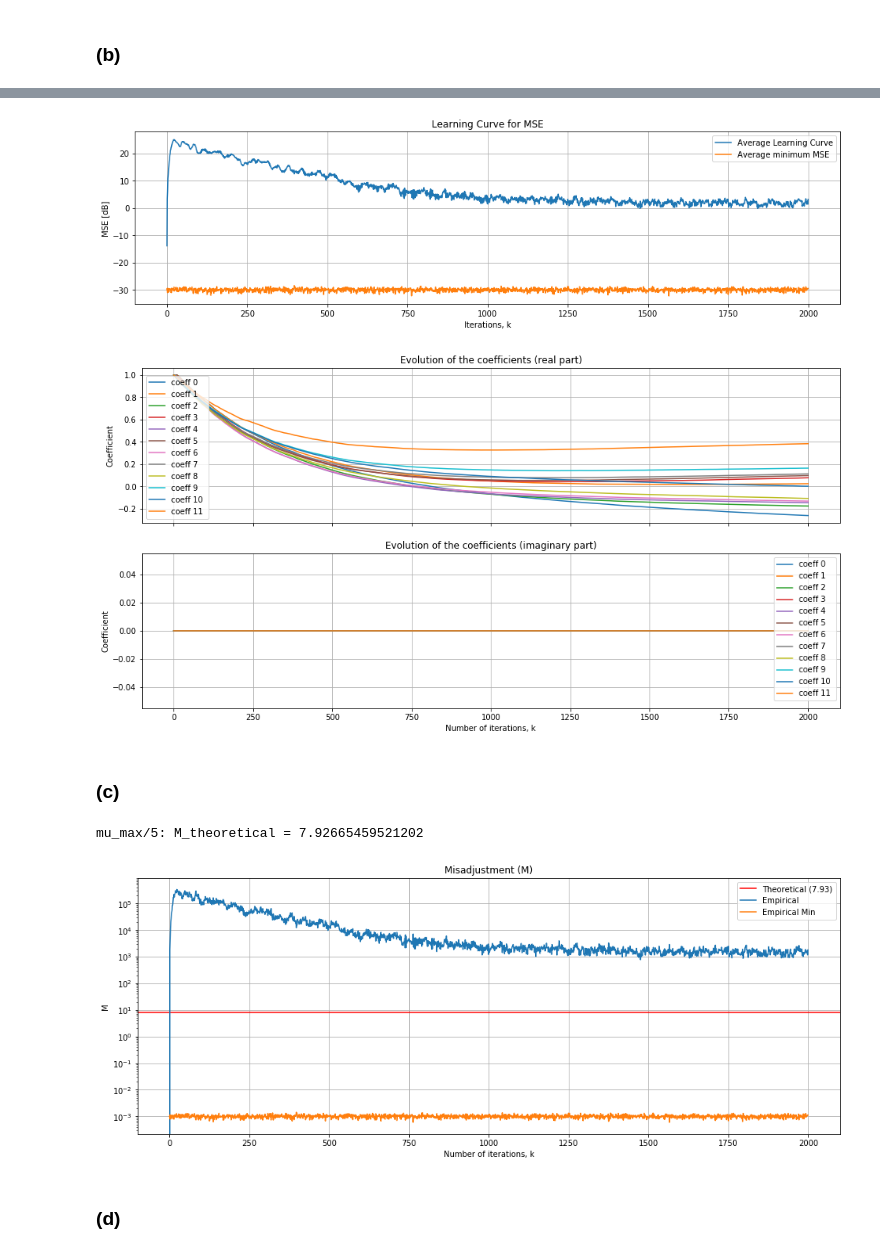
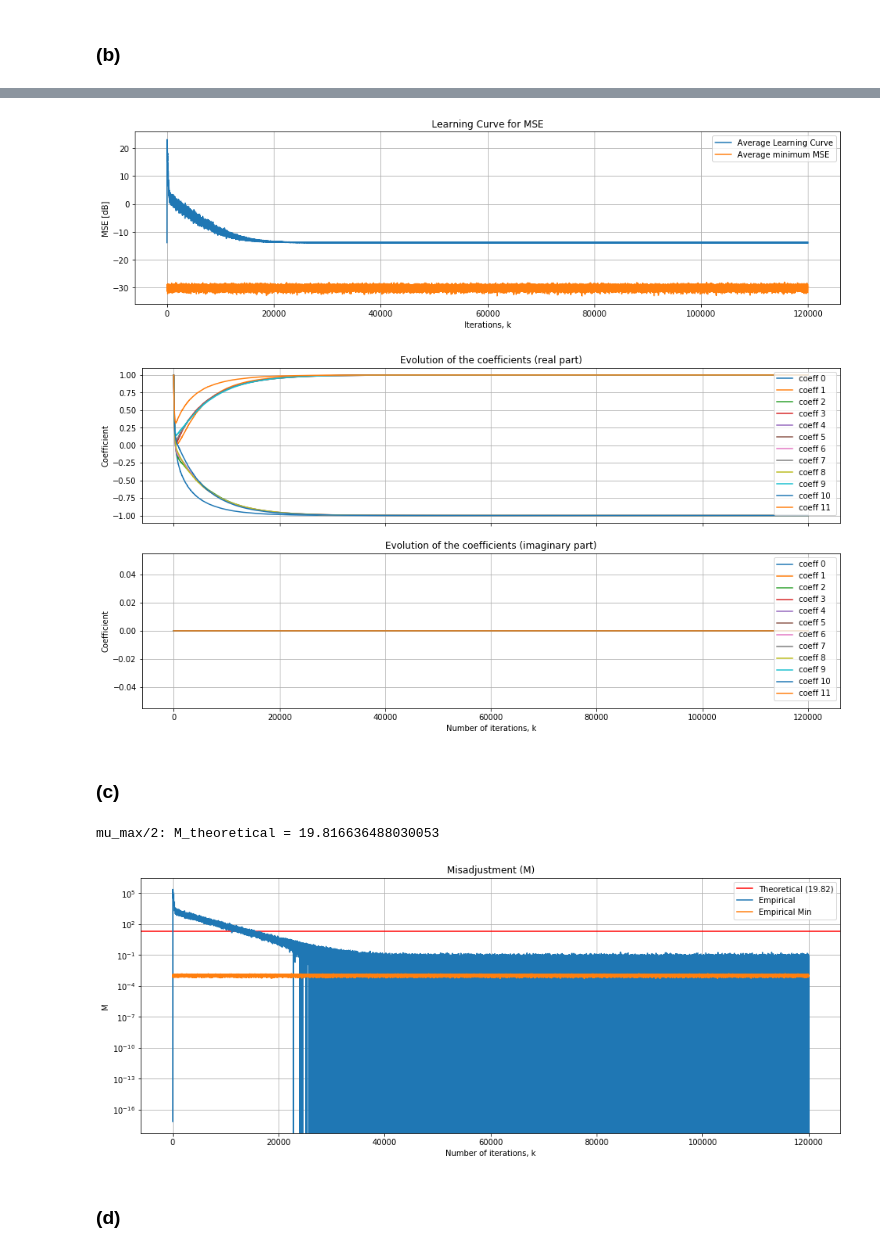
Before and after one commit to guedes-joaofelipe/adaptive-filtering, a Jupyter notebook: Notebooks/exercises_chap4.ipynb, the cells around one changed output, grey strips where cells are left out. Saved outputs shown, nothing was run; the diff lists cells and outputs as text; code cells hidden in the pictures.

```diff
--- a/Notebooks/exercises_chap4.ipynb
+++ b/Notebooks/exercises_chap4.ipynb
@@ -37,8 +37,8 @@ By considering $\xi(k) = \xi_{min} = \sigma_n^2$ (Most strict scenario for $\mu$
 
 $$ 0 < \mu < 0.0182 $$
 # %%
-output_filepath = './Outputs/Chap_4/Exercise_23/'
-model_name = 'NLMS'
+output_filepath = './Outputs/Chap_4/Exercise_8/'
+model_name = 'SignError'
 N = 11+1 # Number of coefficients
 sigma_x2 = .5
 sigma_n2 = 1e-3
@@ -102,11 +102,14 @@ def run_problem_8(K, mu, model='SignError'):
     elif model == 'LMSNewton':
         from adaptive_filtering.lms import LMSNewton
         model = LMSNewton(step=mu, filter_order=N-1, init_coef=np.ones([N]), init_inv_rx_hat=None)
+    elif model == 'TransformDomainDCT':
+        from adaptive_filtering.lms import TransformDomainDCT
+        model = TransformDomainDCT(step=mu, filter_order=N-1, init_power=0, init_coef=np.ones([N]), alpha=.01, gamma=1e-12)
 
     model.fit(d, x)
 
     return model, n, x
 
-model, n, x = run_problem_8(K, mu, 'LMSNewton')
+model, n, x = run_problem_8(K, mu, 'TransformDomainDCT')
 print (model)
 # %% [output]
@@ -114,7 +117,7 @@ LMSNewton(step=0.00012550536442419035, filter_order=11, alpha=0.01)
 # %%
 %time
 n_ensembles = 50   # number of realizations within the ensemble
-K = 100000
+K = 25000
 W = np.ones([n_ensembles, K+1, N])
 MSE = np.zeros([n_ensembles, K]) # MSE vector for each realization
 MSE_min = np.zeros([n_ensembles,K]) # Minimum MSE for each realization
@@ -123,7 +126,7 @@ frac = 2
 mu = mu_max/frac
 
 for ensemble in np.arange(n_ensembles):
-    model, n, x = run_problem_8(K, mu, model=model)
+    model, n, x = run_problem_8(K, mu, model=model_name)
 
     W[ensemble] = np.real(model.coef_vector)
     MSE[ensemble] = MSE[ensemble] + np.real(np.absolute(model.error_vector)**2)
@@ -211,7 +223,7 @@ mu:  0.01
 # %%
 %time
 n_ensembles = 50   # number of realizations within the ensemble
-K = 2000
+K = 25000
 W = np.ones([n_ensembles, K+1, N])
 MSE = np.zeros([n_ensembles, K]) # MSE vector for each realization
 MSE_min = np.zeros([n_ensembles,K]) # Minimum MSE for each realization
@@ -298,12 +310,12 @@ mu_max:  0.03166666666666666
 # %%
 %time
 n_ensembles = 50   # number of realizations within the ensemble
-K = 2000
+K = 120000
 W = np.ones([n_ensembles, K+1, N])
 MSE = np.zeros([n_ensembles, K]) # MSE vector for each realization
 MSE_min = np.zeros([n_ensembles,K]) # Minimum MSE for each realization
 MSE_exc = np.zeros([n_ensembles,K])
-frac = 5
+frac = 2
 mu = mu_max/frac
 
 for ensemble in np.arange(n_ensembles):
@@ -326,5 +338,5 @@ Wall time: 14.5 µs
-[figure, old version]
+[figure, new version]
-[figure, old version]
+[figure, new version]
 # %% [markdown]
 ### (c)
 # %%
@@ -343,7 +355,7 @@ ax.set_yscale('log')
 if output_filepath is not None:
     fig.savefig(output_filepath + 'c_misadjustment_mu'+str(factor)+'.jpg', bbox_inches = 'tight')
 # %% [output]
-mu_max/5: M_theoretical = 7.92665459521202
+mu_max/2: M_theoretical = 19.816636488030053
-[figure, old version]
+[figure, new version]
 # %% [markdown]
 ### (d)
```
Also changed, not shown: parts of 22 cells of this notebook, 12 other files.
